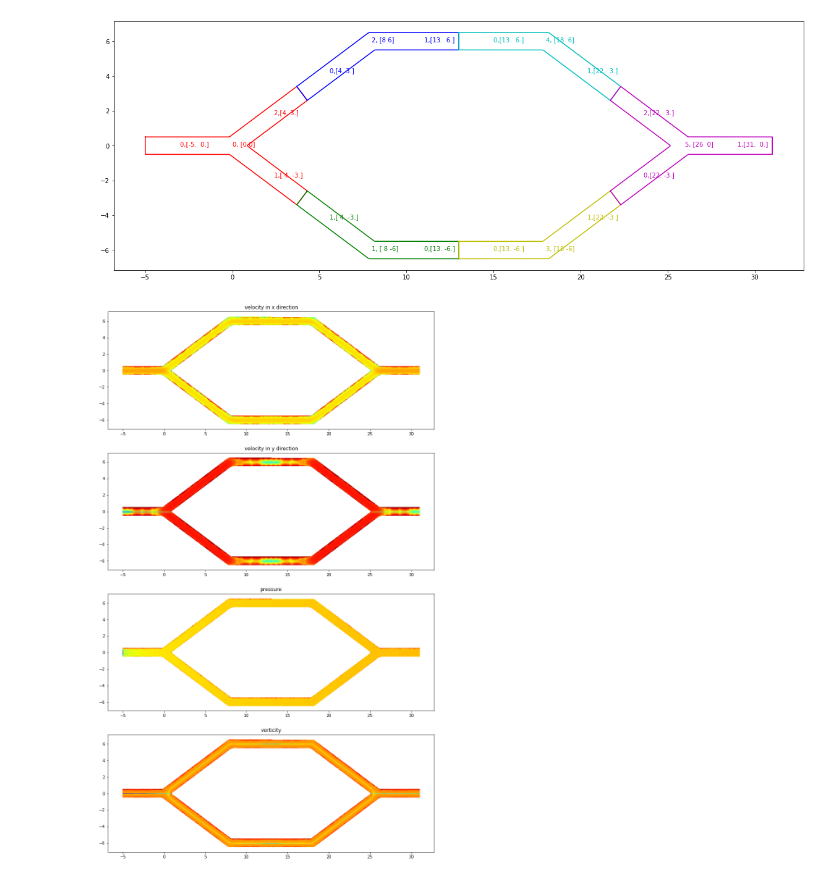
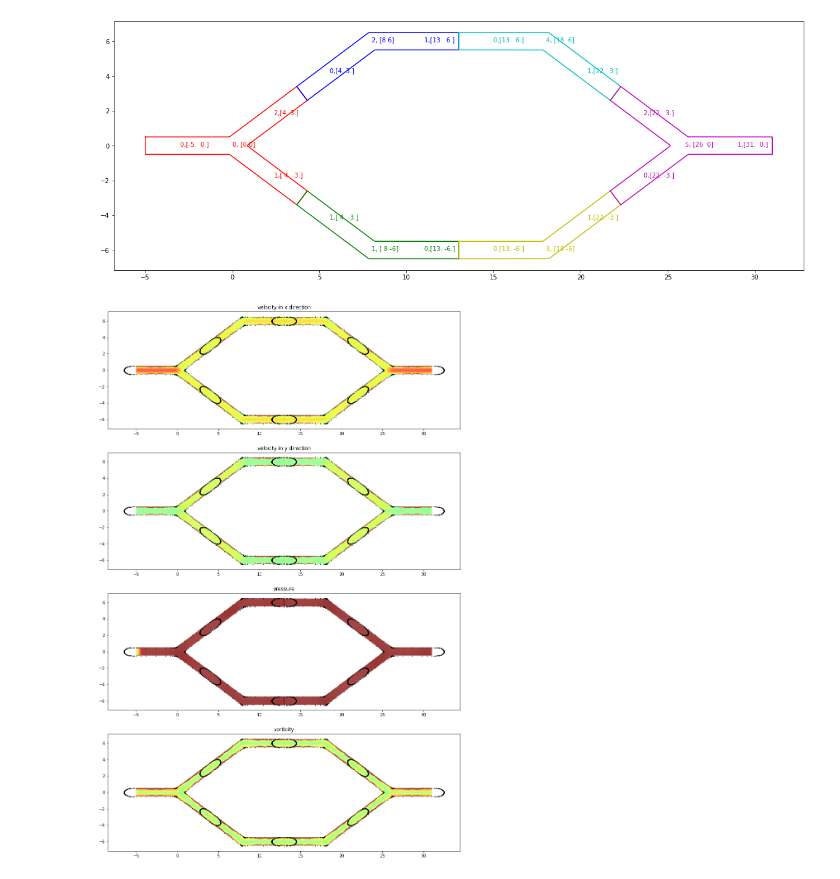
Before and after one commit to WangHaiYang874/stokes2d, a Jupyter notebook: exp1/draw graphs.ipynb, the cells around one changed output. Drawn from its saved outputs; the diff is of its cells as text; code cells hidden in the pictures.

```diff
--- a/exp1/draw graphs.ipynb
+++ b/exp1/draw graphs.ipynb
@@ -37,9 +37,12 @@ xs, ys, u_field, v_field, p_field, o_field = ps.plotting_data()
 # %%
 fig,axes = plt.subplots(4,1,figsize=(20,24))
 
 for ax, field, title, in zip(axes, [u_field,v_field,p_field,o_field], ['velocity in x direction','velocity in y direction','pressure','vorticity']):
     ax.set_aspect('equal')
-    ax.scatter(xs,ys,c=np.log(np.abs(field)),s=1,cmap='jet')
+    ax.scatter(xs,ys,c=np.abs(field),s=0.1,cmap='jet',vmax=2,vmin=-2)
     ax.set_title(title)
+    for a,i,j in zip(range(10),pipes,shifts):
+        panel_break_pts = np.array([cplx2pt(p.start_pt) + j for p in i.panels])
+        ax.scatter(panel_break_pts[:,0], panel_break_pts[:,1],c='black',s=1,marker='x')
 # %% [output]
-[figure, old version]
+[figure, new version]
```
